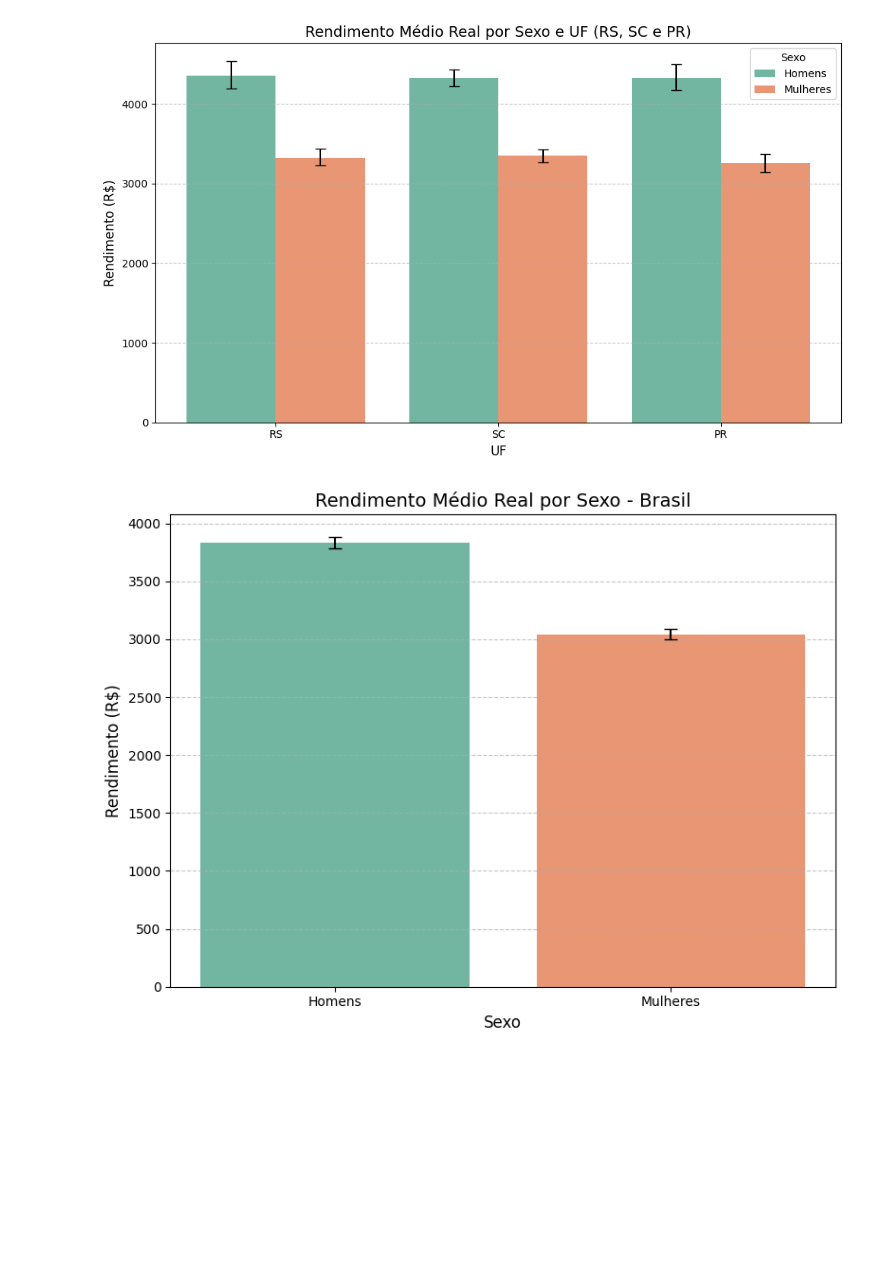
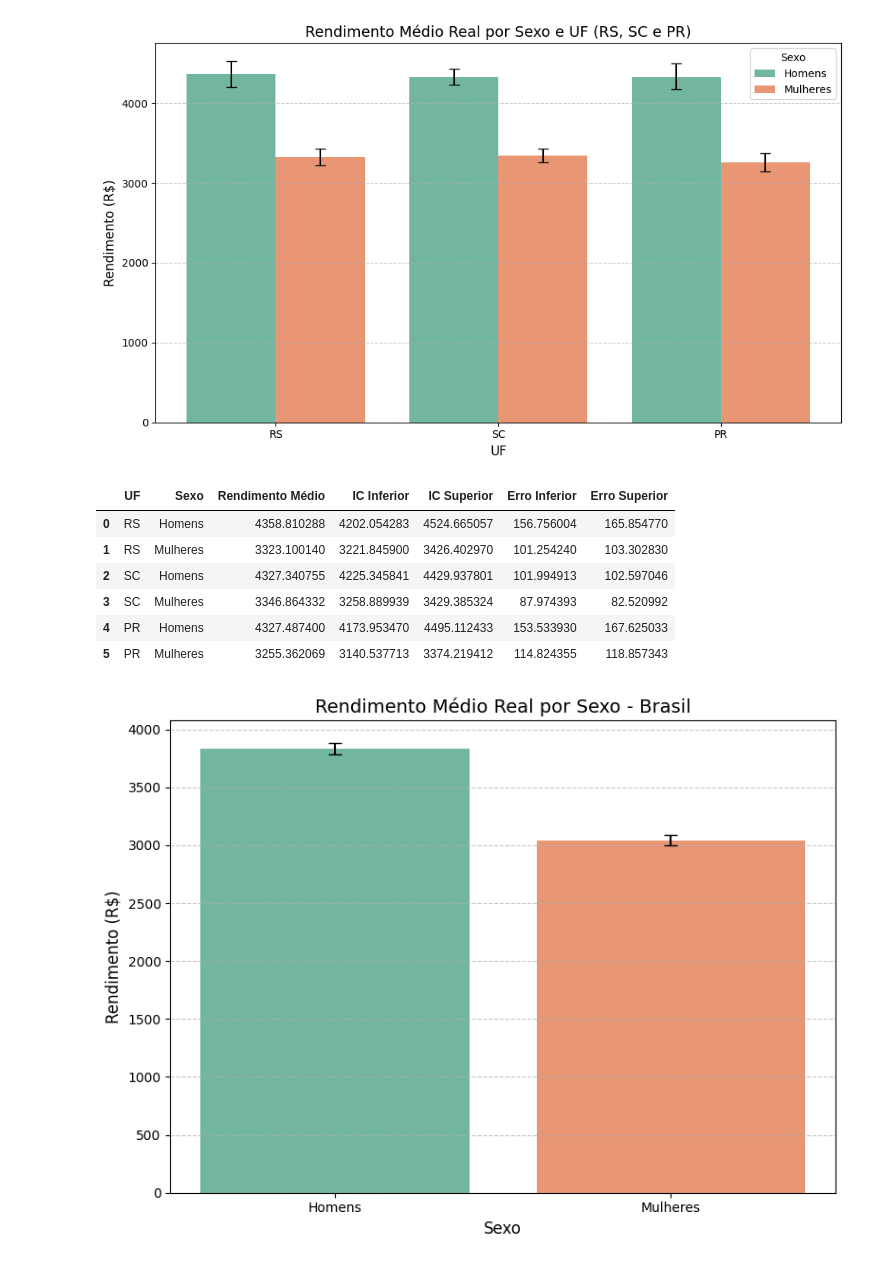
Before and after one commit to Uyris/cdadosaps03parte2, a Jupyter notebook: APS03parte2.ipynb, the cells around one changed output. Cells and saved outputs as stored; diff of their text form; code cells hidden in the pictures; blank space fills up the shorter version.

```diff
--- a/APS03parte2.ipynb
+++ b/APS03parte2.ipynb
@@ -180,6 +180,16 @@ plt.tight_layout()
 plt.show()
 # %% [output]
 [figure]
+# %%
+df_resultados
+# %% [output]
+|  | UF | Sexo | Rendimento Médio | IC Inferior | IC Superior | Erro Inferior | Erro Superior |
+| 0 | RS | Homens | 4358.810288 | 4202.054283 | 4524.665057 | 156.756004 | 165.854770 |
+| 1 | RS | Mulheres | 3323.100140 | 3221.845900 | 3426.402970 | 101.254240 | 103.302830 |
+| 2 | SC | Homens | 4327.340755 | 4225.345841 | 4429.937801 | 101.994913 | 102.597046 |
+| 3 | SC | Mulheres | 3346.864332 | 3258.889939 | 3429.385324 | 87.974393 | 82.520992 |
+| 4 | PR | Homens | 4327.487400 | 4173.953470 | 4495.112433 | 153.533930 | 167.625033 |
+| 5 | PR | Mulheres | 3255.362069 | 3140.537713 | 3374.219412 | 114.824355 | 118.857343 |
 # %%
 # Homens
 df_homens = df_pnad[df_pnad["V2007"] == 1]
```
Also changed, not shown: parts of 1 cell of this notebook.
